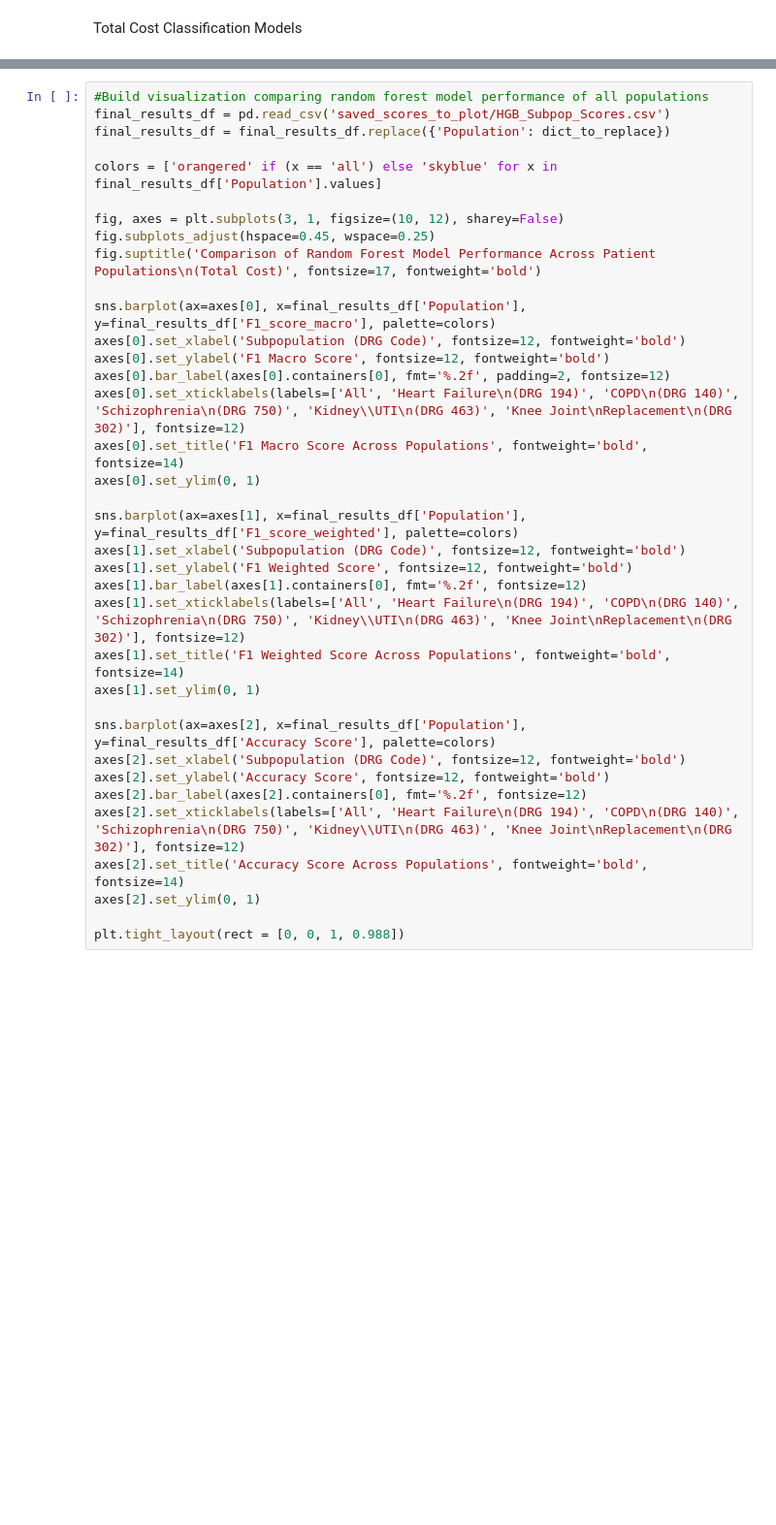
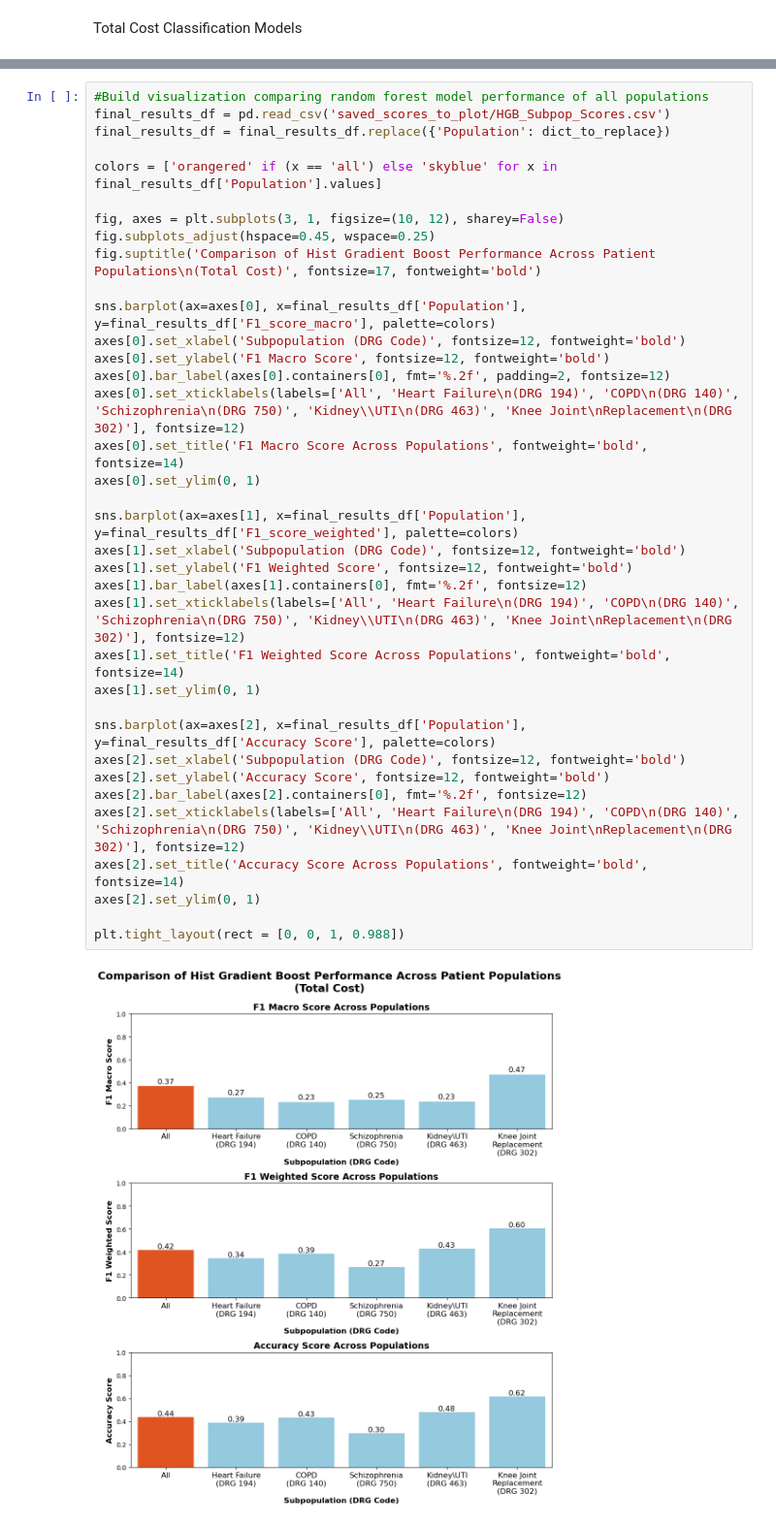
Before and after one commit to srilekha-sikhinam/medficient, a Jupyter notebook: src/visualizations/visualizations.ipynb, the cells around one changed output, grey strips where cells are left out. Shown at 97% size. Cells and saved outputs as stored; diff of their text form; blank space fills up the shorter version.

```diff
--- a/src/visualizations/visualizations.ipynb
+++ b/src/visualizations/visualizations.ipynb
@@ -447,34 +492,36 @@ final_results_df = final_results_df.replace({'Population': dict_to_replace})
 colors = ['orangered' if (x == 'all') else 'skyblue' for x in final_results_df['Population'].values]
 
 fig, axes = plt.subplots(3, 1, figsize=(10, 12), sharey=False)
 fig.subplots_adjust(hspace=0.45, wspace=0.25)
-fig.suptitle('Comparison of Random Forest Model Performance Across Patient Populations\n(Total Cost)', fontsize=17, fontweight='bold')
+fig.suptitle('Comparison of Hist Gradient Boost Performance Across Patient Populations\n(Total Cost)', fontsize=17, fontweight='bold')
 
 sns.barplot(ax=axes[0], x=final_results_df['Population'], y=final_results_df['F1_score_macro'], palette=colors)
 axes[0].set_xlabel('Subpopulation (DRG Code)', fontsize=12, fontweight='bold')
 axes[0].set_ylabel('F1 Macro Score', fontsize=12, fontweight='bold')
 axes[0].bar_label(axes[0].containers[0], fmt='%.2f', padding=2, fontsize=12)
 axes[0].set_xticklabels(labels=['All', 'Heart Failure\n(DRG 194)', 'COPD\n(DRG 140)', 'Schizophrenia\n(DRG 750)', 'Kidney\\UTI\n(DRG 463)', 'Knee Joint\nReplacement\n(DRG 302)'], fontsize=12)
 axes[0].set_title('F1 Macro Score Across Populations', fontweight='bold', fontsize=14)
 axes[0].set_ylim(0, 1)
 
 sns.barplot(ax=axes[1], x=final_results_df['Population'], y=final_results_df['F1_score_weighted'], palette=colors)
 axes[1].set_xlabel('Subpopulation (DRG Code)', fontsize=12, fontweight='bold')
 axes[1].set_ylabel('F1 Weighted Score', fontsize=12, fontweight='bold')
 axes[1].bar_label(axes[1].containers[0], fmt='%.2f', fontsize=12)
 axes[1].set_xticklabels(labels=['All', 'Heart Failure\n(DRG 194)', 'COPD\n(DRG 140)', 'Schizophrenia\n(DRG 750)', 'Kidney\\UTI\n(DRG 463)', 'Knee Joint\nReplacement\n(DRG 302)'], fontsize=12)
 axes[1].set_title('F1 Weighted Score Across Populations', fontweight='bold', fontsize=14)
 axes[1].set_ylim(0, 1)
 
 sns.barplot(ax=axes[2], x=final_results_df['Population'], y=final_results_df['Accuracy Score'], palette=colors)
 axes[2].set_xlabel('Subpopulation (DRG Code)', fontsize=12, fontweight='bold')
 axes[2].set_ylabel('Accuracy Score', fontsize=12, fontweight='bold')
 axes[2].bar_label(axes[2].containers[0], fmt='%.2f', fontsize=12)
 axes[2].set_xticklabels(labels=['All', 'Heart Failure\n(DRG 194)', 'COPD\n(DRG 140)', 'Schizophrenia\n(DRG 750)', 'Kidney\\UTI\n(DRG 463)', 'Knee Joint\nReplacement\n(DRG 302)'], fontsize=12)
 axes[2].set_title('Accuracy Score Across Populations', fontweight='bold', fontsize=14)
 axes[2].set_ylim(0, 1)
 
 plt.tight_layout(rect = [0, 0, 1, 0.988])
+# %% [output]
+[figure, added]
 # %%
 #Plot dummy classifiers vs rf model performance for each population
 final_results_df = pd.read_csv('saved_scores_to_plot/HGB_vs_Dummy.csv')
```
Also changed, not shown: parts of 11 cells of this notebook.
